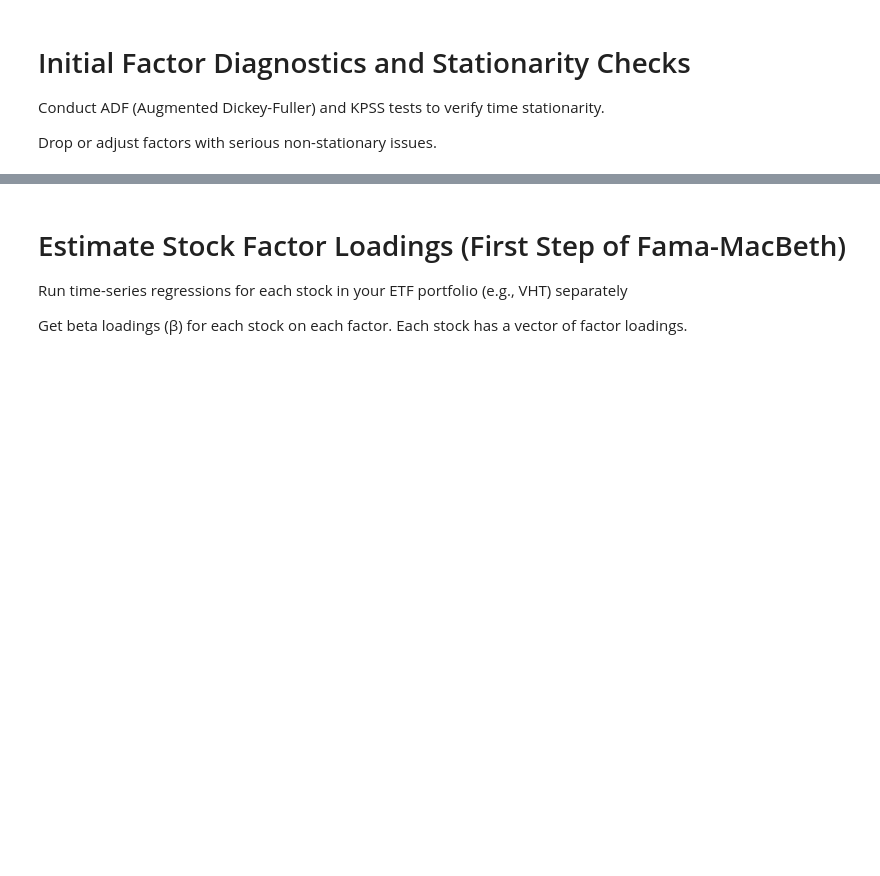
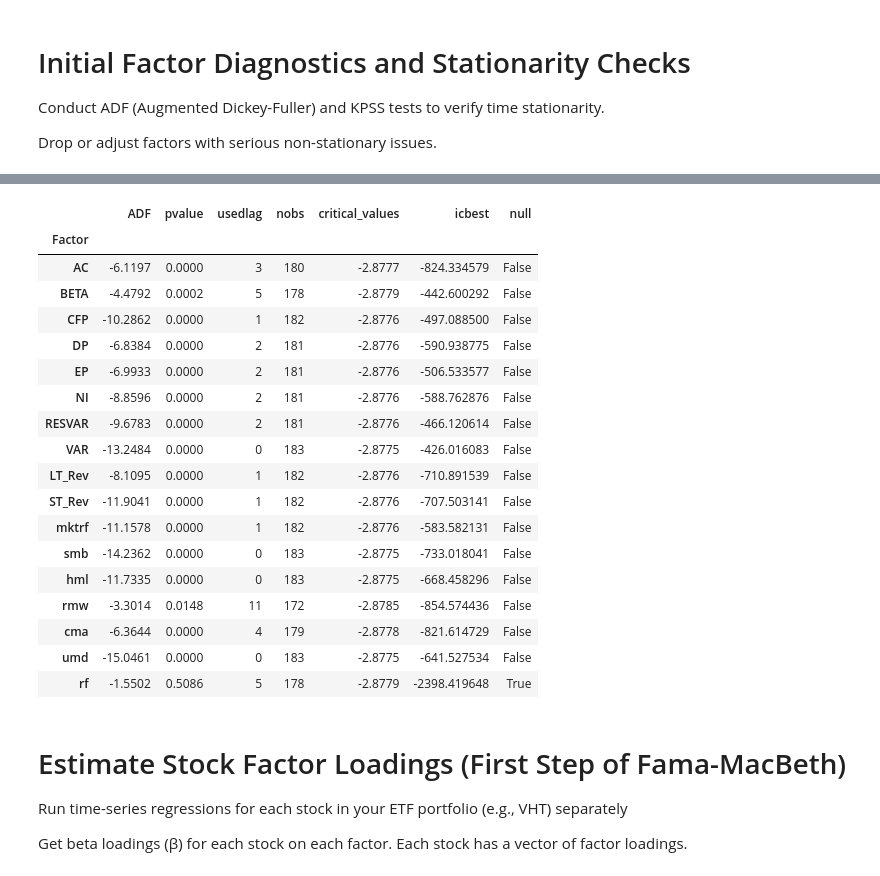
Before and after one commit to Kevin-finance/FactorAnalysis, a Jupyter notebook: notebooks/fama_bmk_model.ipynb, the cells around one changed output, grey strips where cells are left out. Cells and saved outputs as stored; diff of their text form; code cells hidden in the pictures; blank space fills up the shorter version.

```diff
--- a/notebooks/fama_bmk_model.ipynb
+++ b/notebooks/fama_bmk_model.ipynb
@@ -51,3 +159,25 @@ Drop or adjust factors with serious non-stationary issues.
+# %%
+adf_test_factors_df(df_20, alpha=0.05)
+# %% [output]
+|  | ADF | pvalue | usedlag | nobs | critical_values | icbest | null |
+| Factor |  |  |  |  |  |  |  |
+| AC | -6.1197 | 0.0000 | 3 | 180 | -2.8777 | -824.334579 | False |
+| BETA | -4.4792 | 0.0002 | 5 | 178 | -2.8779 | -442.600292 | False |
+| CFP | -10.2862 | 0.0000 | 1 | 182 | -2.8776 | -497.088500 | False |
+| DP | -6.8384 | 0.0000 | 2 | 181 | -2.8776 | -590.938775 | False |
+| EP | -6.9933 | 0.0000 | 2 | 181 | -2.8776 | -506.533577 | False |
+| NI | -8.8596 | 0.0000 | 2 | 181 | -2.8776 | -588.762876 | False |
+| RESVAR | -9.6783 | 0.0000 | 2 | 181 | -2.8776 | -466.120614 | False |
+| VAR | -13.2484 | 0.0000 | 0 | 183 | -2.8775 | -426.016083 | False |
+| LT_Rev | -8.1095 | 0.0000 | 1 | 182 | -2.8776 | -710.891539 | False |
+| ST_Rev | -11.9041 | 0.0000 | 1 | 182 | -2.8776 | -707.503141 | False |
+| mktrf | -11.1578 | 0.0000 | 1 | 182 | -2.8776 | -583.582131 | False |
+| smb | -14.2362 | 0.0000 | 0 | 183 | -2.8775 | -733.018041 | False |
+| hml | -11.7335 | 0.0000 | 0 | 183 | -2.8775 | -668.458296 | False |
+| rmw | -3.3014 | 0.0148 | 11 | 172 | -2.8785 | -854.574436 | False |
+| cma | -6.3644 | 0.0000 | 4 | 179 | -2.8778 | -821.614729 | False |
+| umd | -15.0461 | 0.0000 | 0 | 183 | -2.8775 | -641.527534 | False |
+| rf | -1.5502 | 0.5086 | 5 | 178 | -2.8779 | -2398.419648 | True |
 # %% [markdown]
 # Estimate Stock Factor Loadings (First Step of Fama-MacBeth)
 
```
Also changed, not shown: parts of 28 cells of this notebook.
